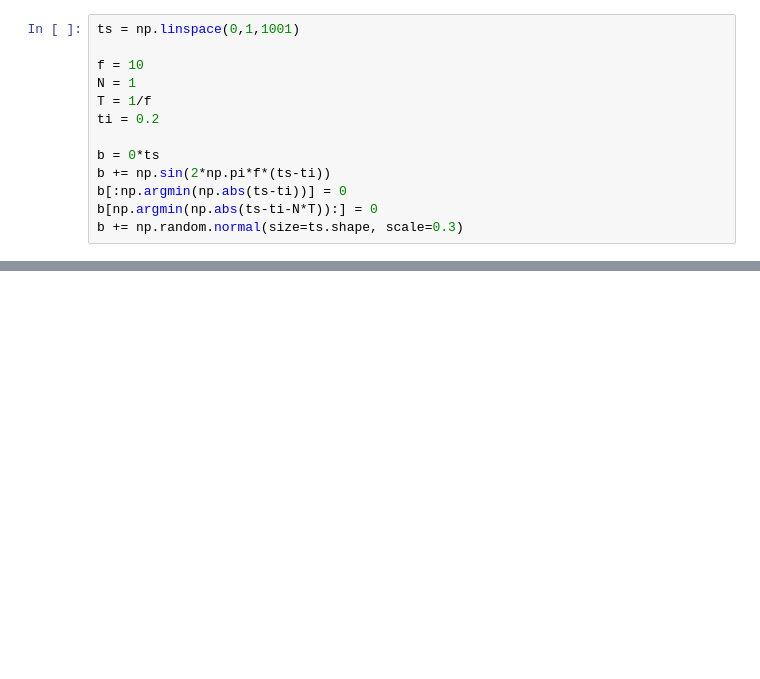
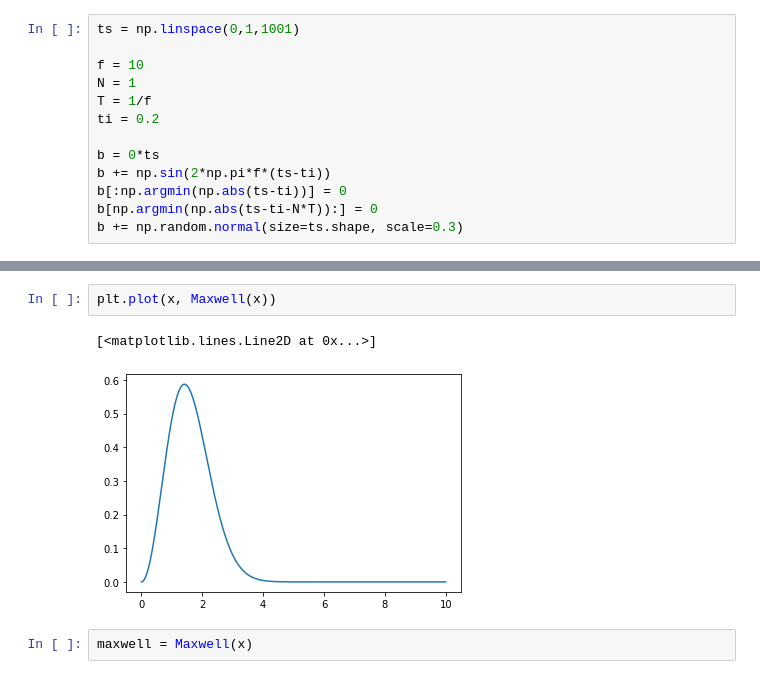
Before and after one commit to ttlaz123/axion_detector, a Jupyter notebook: scratch/tdyson/fft_fun.ipynb, the cells around one changed output, grey strips where cells are left out. Saved outputs shown, nothing was run; the diff lists cells and outputs as text; blank space fills up the shorter version.

```diff
--- a/scratch/tdyson/fft_fun.ipynb
+++ b/scratch/tdyson/fft_fun.ipynb
@@ -35,0 +43,7 @@ plt.plot(freqs,np.unwrap(np.angle(ffted)))
+# %%
+plt.plot(x, Maxwell(x))
+# %% [output]
+[<matplotlib.lines.Line2D at 0x...>]
+[figure, added]
+# %%
+maxwell = Maxwell(x)
```
Also changed, not shown: parts of 10 cells of this notebook, 7 other files.
